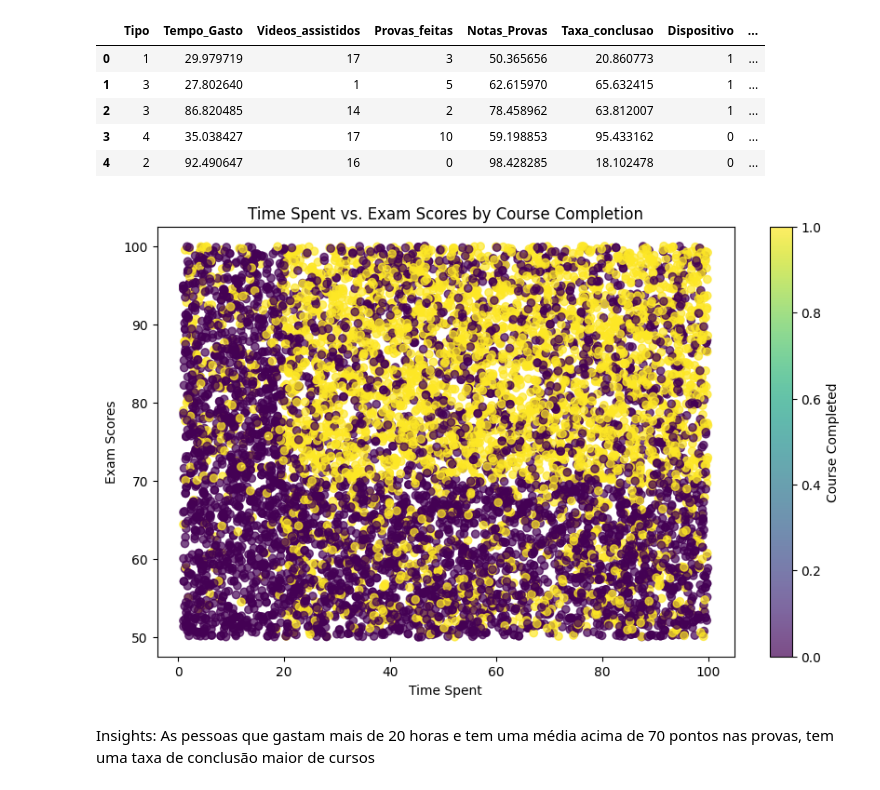
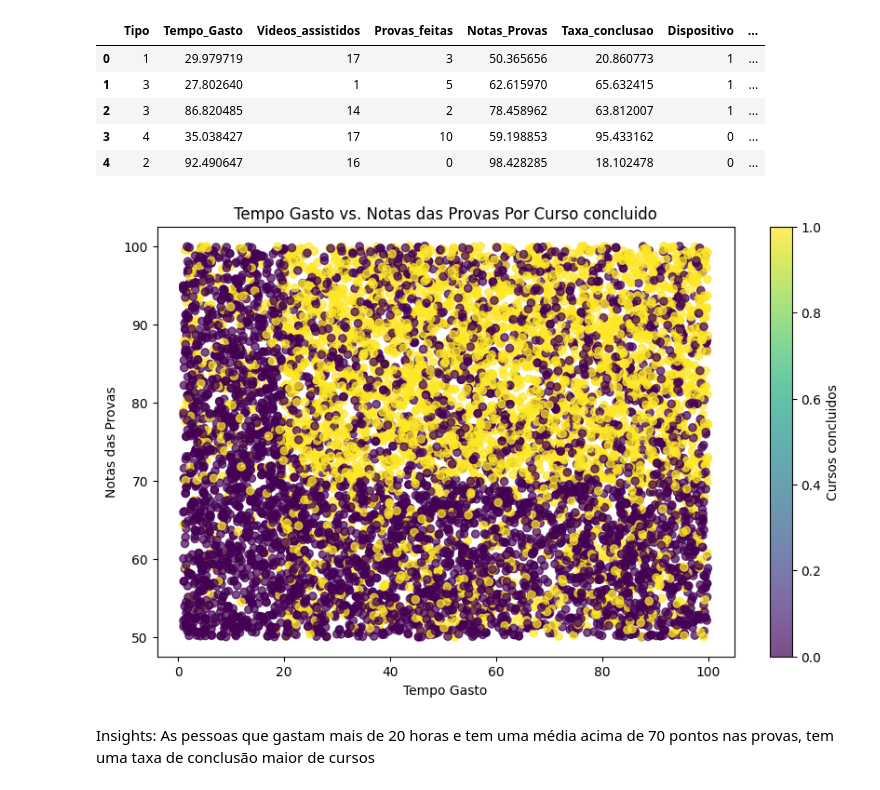
Before and after one commit to Bruno-csr/Predict_Online_Course_Engagement, a Jupyter notebook: Predict_Online_Course_Engagement.ipynb, the cells around one changed output. Drawn from its saved outputs; the diff is of its cells as text; code cells hidden in the pictures.

```diff
--- a/Predict_Online_Course_Engagement.ipynb
+++ b/Predict_Online_Course_Engagement.ipynb
@@ -96,18 +96,18 @@ dados.head()
 | 3 | 4 | 35.038427 | 17 | 10 | 59.198853 | 95.433162 | 0 | ... |
 | 4 | 2 | 92.490647 | 16 | 0 | 98.428285 | 18.102478 | 0 | ... |
 # %%
-# @title Time Spent vs. Exam Scores by Course Completion
+# @title Tempo Gasto vs. Notas Provas Por Curso concluido
 
 import matplotlib.pyplot as plt
 
 plt.figure(figsize=(10, 6))
 plt.scatter(dados['Tempo_Gasto'], dados['Notas_Provas'], c=dados['Curso_concluido'], cmap='viridis', alpha=0.7)
-plt.xlabel('Time Spent')
-plt.ylabel('Exam Scores')
-plt.title('Time Spent vs. Exam Scores by Course Completion')
-_ = plt.colorbar(label='Course Completed')
+plt.xlabel('Tempo Gasto')
+plt.ylabel('Notas das Provas')
+plt.title('Tempo Gasto vs. Notas das Provas Por Curso concluido')
+_ = plt.colorbar(label='Cursos concluidos')
 # %% [output]
-[figure, old version]
+[figure, new version]
 # %% [markdown]
 Insights:
 As pessoas que gastam mais de 20 horas e tem uma média acima de 70 pontos nas provas, tem uma taxa de conclusão maior de cursos
```
